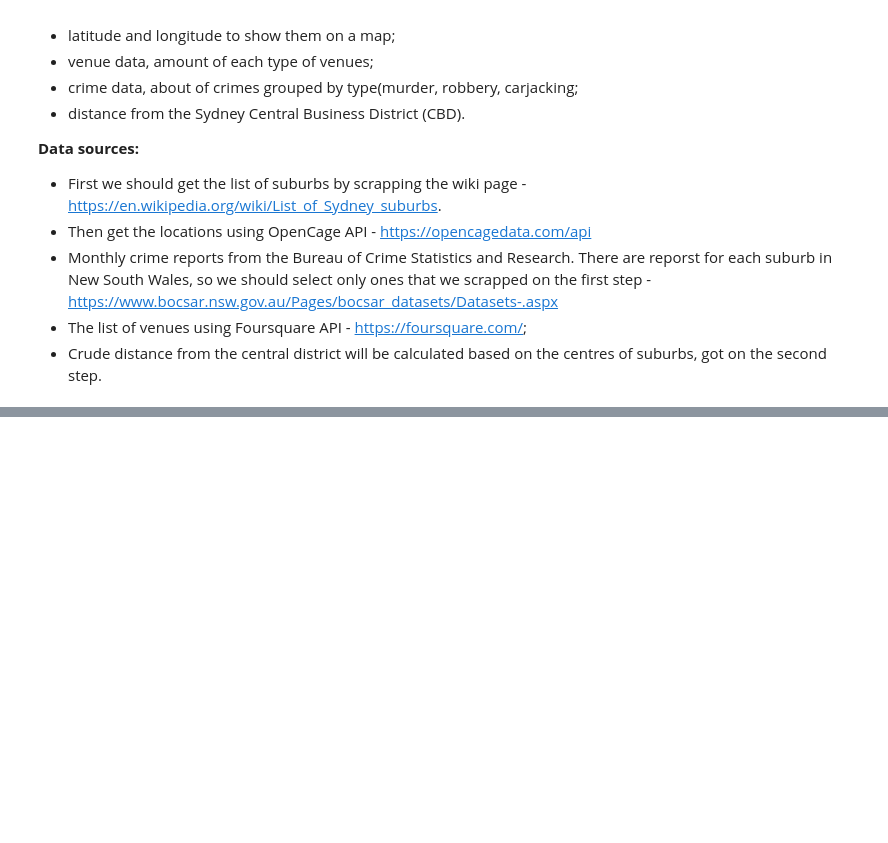
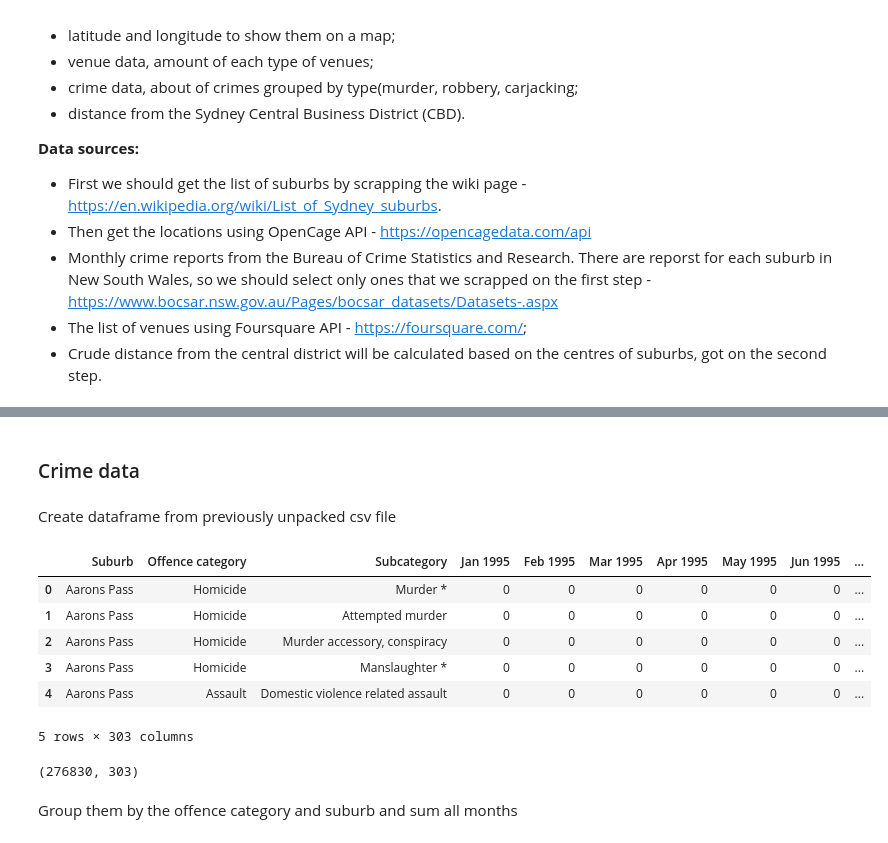
Before and after one commit to evanilukhin/Coursera_Capstone, a Jupyter notebook: Scaling offline business or where to place a new shop.ipynb, the cells around one changed output, grey strips where cells are left out. Drawn from its saved outputs; the diff is of its cells as text; code cells hidden in the pictures; blank space fills up the shorter version.

```diff
--- a/Scaling offline business or where to place a new shop.ipynb
+++ b/Scaling offline business or where to place a new shop.ipynb
@@ -25,0 +229,21 @@ For classifying suburbs, we should get features for each district. In this resea
+# %% [markdown]
+### Crime data
+# %% [markdown]
+Create dataframe from previously unpacked csv file
+# %%
+crime_df = pd.read_csv('suburb_crime_2019.csv')
+crime_df.head()
+# %% [output]
+|  | Suburb | Offence category | Subcategory | Jan 1995 | Feb 1995 | Mar 1995 | Apr 1995 | May 1995 | Jun 1995 | ... |
+| 0 | Aarons Pass | Homicide | Murder * | 0 | 0 | 0 | 0 | 0 | 0 | ... |
+| 1 | Aarons Pass | Homicide | Attempted murder | 0 | 0 | 0 | 0 | 0 | 0 | ... |
+| 2 | Aarons Pass | Homicide | Murder accessory, conspiracy | 0 | 0 | 0 | 0 | 0 | 0 | ... |
+| 3 | Aarons Pass | Homicide | Manslaughter * | 0 | 0 | 0 | 0 | 0 | 0 | ... |
+| 4 | Aarons Pass | Assault | Domestic violence related assault | 0 | 0 | 0 | 0 | 0 | 0 | ... |
+5 rows × 303 columns
+# %%
+crime_df.shape
+# %% [output]
+(276830, 303)
+# %% [markdown]
+Group them by the offence category and suburb and sum all months
```
Also changed, not shown: parts of 32 cells of this notebook, 2 other files.
